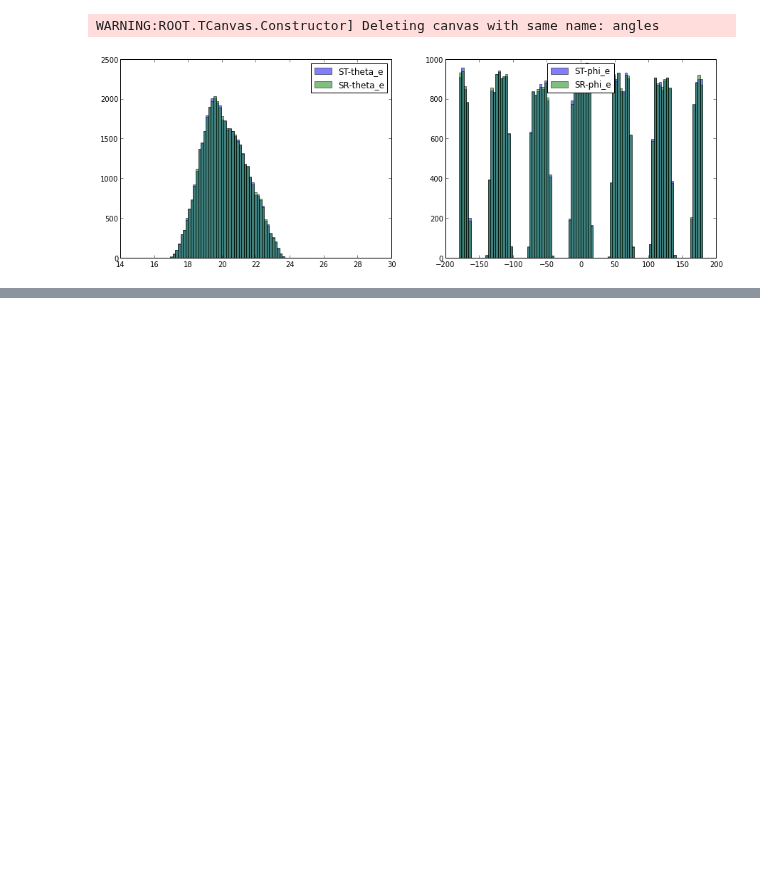
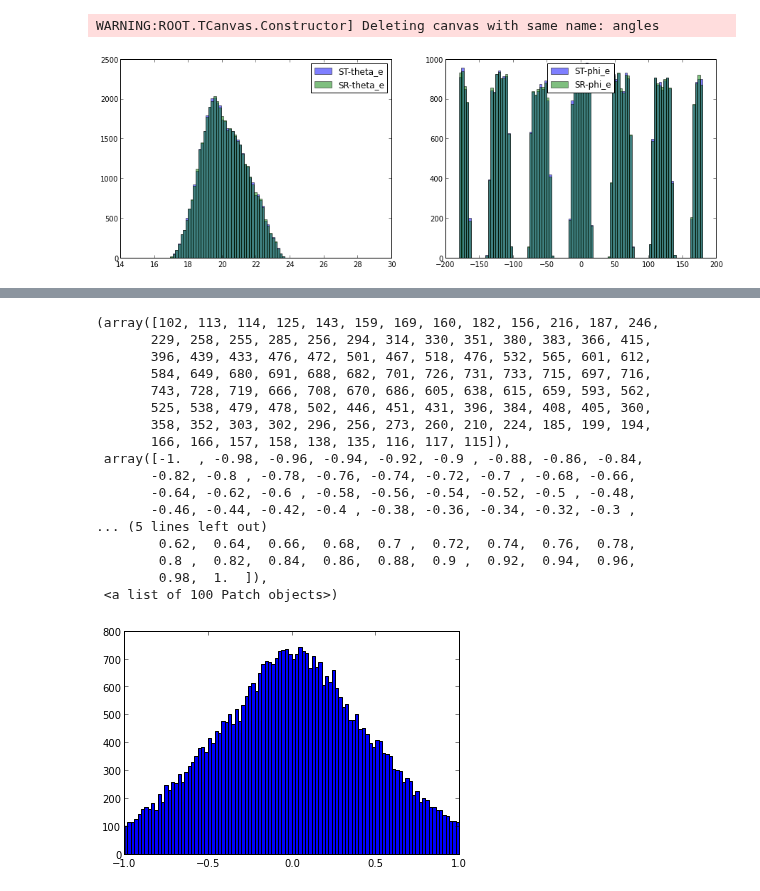
Before and after one commit to arjun-trivedi/ana2pi, a Jupyter notebook: sub_studies/setup_sim_CentOS6/nb-play_d2piDF.ipynb, the cells around one changed output, grey strips where cells are left out. Drawn from its saved outputs; the diff is of its cells as text; code cells hidden in the pictures; blank space fills up the shorter version.

```diff
--- a/sub_studies/setup_sim_CentOS6/nb-play_d2piDF.ipynb
+++ b/sub_studies/setup_sim_CentOS6/nb-play_d2piDF.ipynb
@@ -89,0 +171,22 @@ WARNING:ROOT.TCanvas.Constructor] Deleting canvas with same name: angles
+# %%
+x=dfR['vz_e'][sel]-dfR['vz_p'][sel]
+plt.hist(x,bins=100,range=(-1,1))
+# %% [output]
+(array([102, 113, 114, 125, 143, 159, 169, 160, 182, 156, 216, 187, 246,
+       229, 258, 255, 285, 256, 294, 314, 330, 351, 380, 383, 366, 415,
+       396, 439, 433, 476, 472, 501, 467, 518, 476, 532, 565, 601, 612,
+       584, 649, 680, 691, 688, 682, 701, 726, 731, 733, 715, 697, 716,
+       743, 728, 719, 666, 708, 670, 686, 605, 638, 615, 659, 593, 562,
+       525, 538, 479, 478, 502, 446, 451, 431, 396, 384, 408, 405, 360,
+       358, 352, 303, 302, 296, 256, 273, 260, 210, 224, 185, 199, 194,
+       166, 166, 157, 158, 138, 135, 116, 117, 115]),
+ array([-1.  , -0.98, -0.96, -0.94, -0.92, -0.9 , -0.88, -0.86, -0.84,
+       -0.82, -0.8 , -0.78, -0.76, -0.74, -0.72, -0.7 , -0.68, -0.66,
+       -0.64, -0.62, -0.6 , -0.58, -0.56, -0.54, -0.52, -0.5 , -0.48,
+       -0.46, -0.44, -0.42, -0.4 , -0.38, -0.36, -0.34, -0.32, -0.3 ,
+... (5 lines left out)
+        0.62,  0.64,  0.66,  0.68,  0.7 ,  0.72,  0.74,  0.76,  0.78,
+        0.8 ,  0.82,  0.84,  0.86,  0.88,  0.9 ,  0.92,  0.94,  0.96,
+        0.98,  1.  ]),
+ <a list of 100 Patch objects>)
+[figure, added]
```
Also changed, not shown: parts of 4 cells of this notebook, 1 other file.
